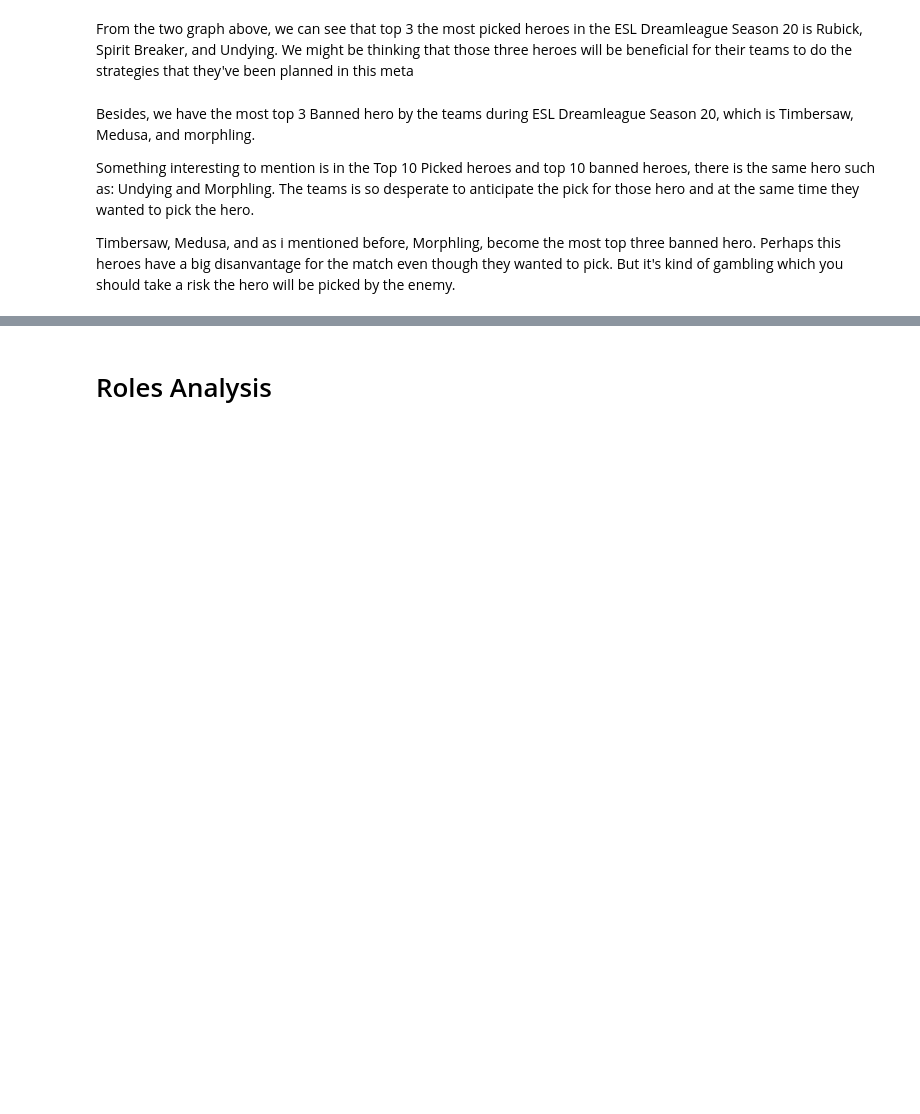
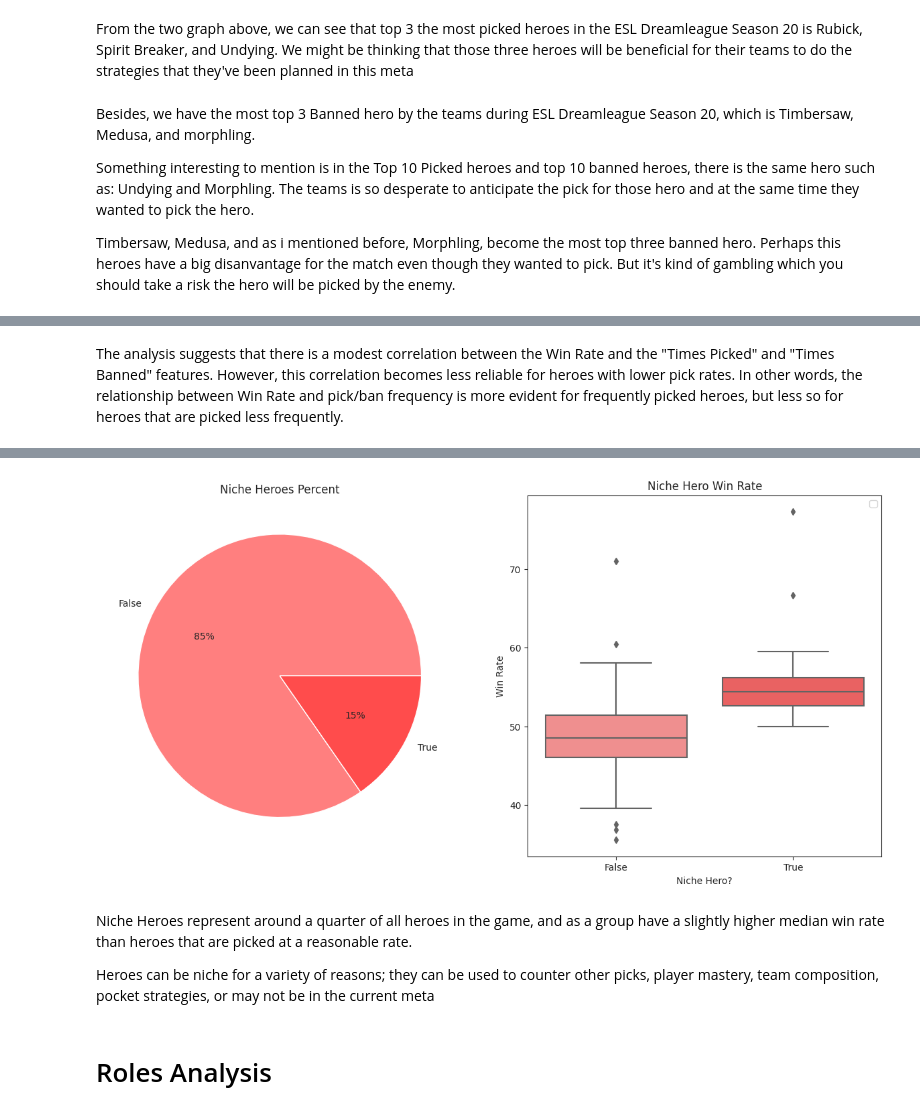
Before and after one commit to farisazizy/dota2-733e-meta-analysis, a Jupyter notebook: GG3_DA_GG3DAUP0032_MIDTERM_TEST_FILE_1.ipynb, the cells around one changed output, grey strips where cells are left out. Cells and saved outputs as stored; diff of their text form; code cells hidden in the pictures; blank space fills up the shorter version.

```diff
--- a/GG3_DA_GG3DAUP0032_MIDTERM_TEST_FILE_1.ipynb
+++ b/GG3_DA_GG3DAUP0032_MIDTERM_TEST_FILE_1.ipynb
@@ -215,0 +233,21 @@ Timbersaw, Medusa, and as i mentioned before, Morphling, become the most top thr
+# %% [markdown]
+The analysis suggests that there is a modest correlation between the Win Rate and the "Times Picked" and "Times Banned" features. However, this correlation becomes less reliable for heroes with lower pick rates. In other words, the relationship between Win Rate and pick/ban frequency is more evident for frequently picked heroes, but less so for heroes that are picked less frequently.
+# %%
+# Create subplots with a 1x2 grid and set the figure size
+fig, ax = plt.subplots(1, 2, figsize=(15, 7))
+
+# Plot a pie chart for the distribution of Niche Hero? column
+ax[0].pie(x=df['Niche Hero?'].value_counts(),
+          labels=df['Niche Hero?'].value_counts().index,
+          colors=colors,
+          autopct='%.0f%%')  # Display percentage values on the pie chart
+ax[0].set_title('Niche Heroes Percent')  # Set the title for the pie chart
+
+# Plot a boxplot to visualize the win rate distribution for Niche Hero? categories
+sns.boxplot(data=df, x='Niche Hero?', y='Win Rate', palette=colors, ax=ax[1])
+ax[1].set_title('Niche Hero Win Rate')  # Set the title for the boxplot
+
+plt.legend()  # Display the legend for the boxplot
+
+plt.show()  # Show the plots
+# %% [output]
@@ -216,3 +255,8 @@ Timbersaw, Medusa, and as i mentioned before, Morphling, become the most top thr
+[figure, added]
+# %% [markdown]
+Niche Heroes represent around a quarter of all heroes in the game, and as a group have a slightly higher median win rate than heroes that are picked at a reasonable rate.
+
+Heroes can be niche for a variety of reasons; they can be used to counter other picks, player mastery, team composition, pocket strategies, or may not be in the current meta
 # %% [markdown]
 # Roles Analysis
 # %%
```
Also changed, not shown: parts of 12 cells of this notebook.
